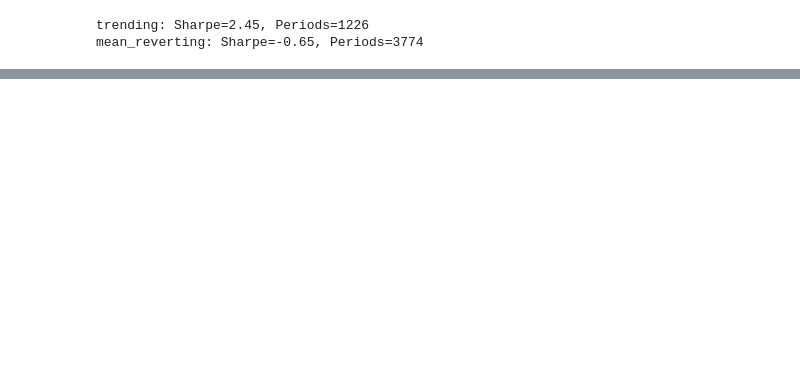
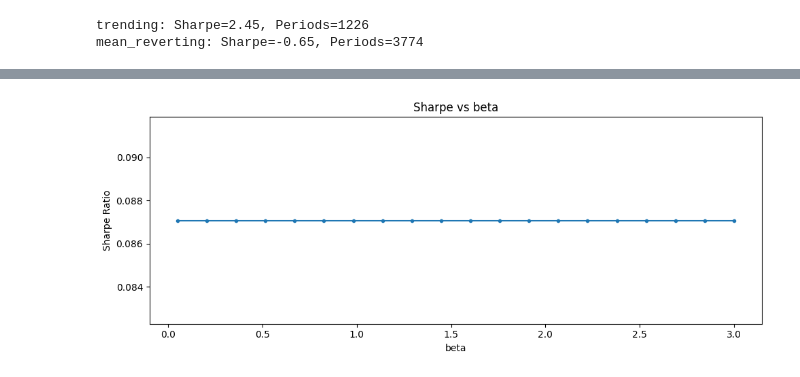
Before and after one commit to whark231/quant_mm_sim, a Jupyter notebook: notebooks/04_performance_analysis.ipynb, the cells around one changed output, grey strips where cells are left out. Drawn from its saved outputs; the diff is of its cells as text; code cells hidden in the pictures; blank space fills up the shorter version.

```diff
--- a/notebooks/04_performance_analysis.ipynb
+++ b/notebooks/04_performance_analysis.ipynb
@@ -215,0 +253,4 @@ def plot_param(**kwargs):
+# %%
+plot_param(beta=betas)
+# %% [output]
+[figure, added]
```
Also changed, not shown: parts of 40 cells of this notebook, 1 other file.
